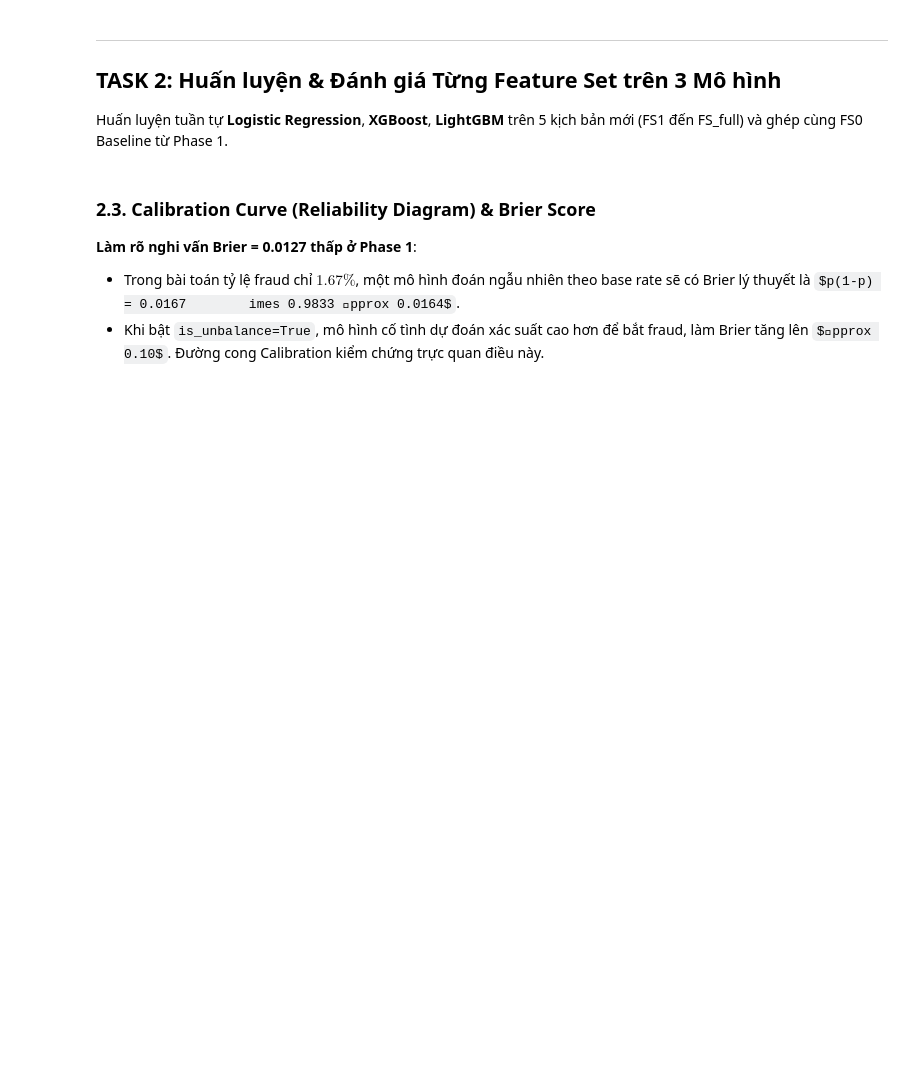
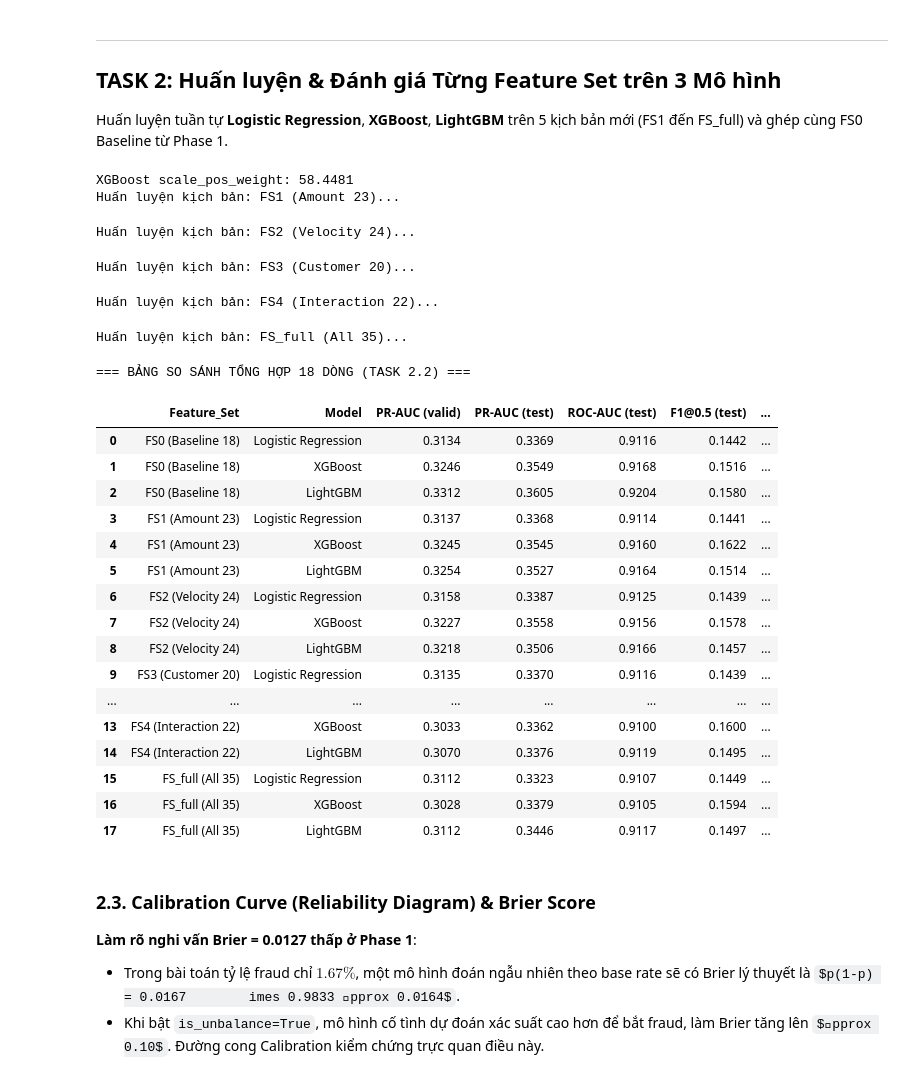
Before and after one commit to nghthanhlong/FraudDetection, a Jupyter notebook: notebooks/05_feature_engineering_evaluation.ipynb, the cells around one changed output. Cells and saved outputs as stored; diff of their text form; code cells hidden in the pictures; some formulas as TeX source; blank space fills up the shorter version.

```diff
--- a/notebooks/05_feature_engineering_evaluation.ipynb
+++ b/notebooks/05_feature_engineering_evaluation.ipynb
@@ -120,0 +57,17 @@ print(f"\nXác nhận Numeric Sanity: NaN = {n_nan}, Inf/-Inf = {n_inf}")
+# %%
+df_raw = pd.read_csv(DATA_DIR / "train.csv")
+
+df_all = add_features(df_raw.drop(columns=["is_fraud"]))
+df_all["is_fraud"] = df_raw["is_fraud"].astype(int)
+df_all["id"] = df_raw["id"]
+
+# 1. Gán Stratified 5-Fold cho toàn bộ tập dữ liệu đã có feature
+df_all = create_stratified_kfold(df_all, target_col="is_fraud", n_splits=5, shuffle=True, random_state=42, fold_col="fold")
+print("=== PHÂN PHỐI STRATIFIED 5-FOLD (ENGINEERED DATA) ===")
+display(summarize_kfold_splits(df_all, target_col="is_fraud", fold_col="fold"))
+
+# 2. Time-based split benchmark
+splits = time_based_split(df_all, id_col="id", train_ratio=0.70, valid_ratio=0.15, buffer_size=0)
+train_df, valid_df, test_df = splits["train"], splits["valid"], splits["test_holdout"]
+y_train, y_valid, y_test = train_df["is_fraud"].values, valid_df["is_fraud"].values, test_df["is_fraud"].values
+print(f"\nTrain: {train_df.shape[0]:,} | Valid: {valid_df.shape[0]:,} | Test Holdout: {test_df.shape[0]:,}")
@@ -160,6 +122,32 @@ baseline_phase1 = {
         "f1": 0.1580, "recall_p5": 0.2910, "recall_p8": 0.0920, "brier": 0.0127
     }
 }
+
+raw_cols = RAW_CATEGORICAL_COLUMNS + RAW_NUMERIC_COLUMNS
+amount_cols = [
+    "amount_log1p", "amount_fraction", "amount_is_integer",
+    "amount_rounded_5", "amount_rounded_10"
+]
+velocity_cols = [
+    "hours_since_last_txn_log1p", "txn_count_last_24h_log1p",
+    "txn_intensity_per_hour", "txn_intensity_per_day",
+    "is_recent_txn", "is_high_velocity"
+]
+customer_cols = [
+    "balance_amount_ratio", "prior_disputes_per_card_age"
+]
+
+FEATURE_SETS = {
+    "FS0 (Baseline 18)": raw_cols,
+    "FS1 (Amount 23)": raw_cols + amount_cols,
+    "FS2 (Velocity 24)": raw_cols + velocity_cols,
+    "FS3 (Customer 20)": raw_cols + customer_cols,
+    "FS4 (Interaction 22)": raw_cols + INTERACTION_COLUMNS,
+    "FS_full (All 35)": raw_cols + ENGINEERED_NUMERIC_COLUMNS + INTERACTION_COLUMNS,
+}
+
+scale_pos_weight = (y_train == 0).sum() / (y_train == 1).sum()
+print(f"XGBoost scale_pos_weight: {scale_pos_weight:.4f}")
 
 all_results = []
 for m_name, bm in baseline_phase1.items():
@@ -233,34 +221,59 @@ for fs_name, cols in FEATURE_SETS.items():
         "Feature_Set": fs_name, "Model": "XGBoost",
         "PR-AUC (valid)": round(m_xgb_val["PR-AUC"], 4), "PR-AUC (test)": round(m_xgb_te["PR-AUC"], 4),
         "ROC-AUC (test)": round(m_xgb_te["ROC-AUC"], 4), "F1@0.5 (test)": round(m_xgb_te["F1@0.5"], 4),
         "Recall@P=0.5 (test)": round(m_xgb_te["Recall@P=0.5"], 4), "Recall@P=0.8 (test)": round(m_xgb_te["Recall@P=0.8"], 4),
         "Brier (test)": round(m_xgb_te["Brier"], 4)
     })
 
     # 3. LightGBM
     model_lgb = lgb.LGBMClassifier(
-        n_estimators=1000, learning_rate=0.05, is_unbalance=True,
+        n_estimators=2000, learning_rate=0.05, is_unbalance=True,
         random_state=42, n_jobs=4, verbose=-1
     )
     callbacks = [lgb.early_stopping(stopping_rounds=50, first_metric_only=True, verbose=False)]
     model_lgb.fit(X_tr_tree, y_train, eval_set=[(X_va_tree, y_valid)], eval_metric="auc", callbacks=callbacks)
     te_p_lgb = model_lgb.predict_proba(X_te_tree)[:, 1]
     m_lgb_val = evaluate_metrics(y_valid, model_lgb.predict_proba(X_va_tree)[:, 1])
     m_lgb_te = evaluate_metrics(y_test, te_p_lgb)
     all_results.append({
         "Feature_Set": fs_name, "Model": "LightGBM",
         "PR-AUC (valid)": round(m_lgb_val["PR-AUC"], 4), "PR-AUC (test)": round(m_lgb_te["PR-AUC"], 4),
         "ROC-AUC (test)": round(m_lgb_te["ROC-AUC"], 4), "F1@0.5 (test)": round(m_lgb_te["F1@0.5"], 4),
         "Recall@P=0.5 (test)": round(m_lgb_te["Recall@P=0.5"], 4), "Recall@P=0.8 (test)": round(m_lgb_te["Recall@P=0.8"], 4),
         "Brier (test)": round(m_lgb_te["Brier"], 4)
     })
     lgb_test_probs[fs_name] = te_p_lgb
     if fs_name == "FS_full (All 35)":
         lgb_full_model = model_lgb
 
 df_all_results = pd.DataFrame(all_results)
 print("\n=== BẢNG SO SÁNH TỔNG HỢP 18 DÒNG (TASK 2.2) ===")
 display(df_all_results)
+# %% [output]
+XGBoost scale_pos_weight: 58.4481
+Huấn luyện kịch bản: FS1 (Amount 23)...
+Huấn luyện kịch bản: FS2 (Velocity 24)...
+Huấn luyện kịch bản: FS3 (Customer 20)...
+Huấn luyện kịch bản: FS4 (Interaction 22)...
+Huấn luyện kịch bản: FS_full (All 35)...
+=== BẢNG SO SÁNH TỔNG HỢP 18 DÒNG (TASK 2.2) ===
+|  | Feature_Set | Model | PR-AUC (valid) | PR-AUC (test) | ROC-AUC (test) | F1@0.5 (test) | ... |
+| 0 | FS0 (Baseline 18) | Logistic Regression | 0.3134 | 0.3369 | 0.9116 | 0.1442 | ... |
+| 1 | FS0 (Baseline 18) | XGBoost | 0.3246 | 0.3549 | 0.9168 | 0.1516 | ... |
+| 2 | FS0 (Baseline 18) | LightGBM | 0.3312 | 0.3605 | 0.9204 | 0.1580 | ... |
+| 3 | FS1 (Amount 23) | Logistic Regression | 0.3137 | 0.3368 | 0.9114 | 0.1441 | ... |
+| 4 | FS1 (Amount 23) | XGBoost | 0.3245 | 0.3545 | 0.9160 | 0.1622 | ... |
+| 5 | FS1 (Amount 23) | LightGBM | 0.3254 | 0.3527 | 0.9164 | 0.1514 | ... |
+| 6 | FS2 (Velocity 24) | Logistic Regression | 0.3158 | 0.3387 | 0.9125 | 0.1439 | ... |
+| 7 | FS2 (Velocity 24) | XGBoost | 0.3227 | 0.3558 | 0.9156 | 0.1578 | ... |
+| 8 | FS2 (Velocity 24) | LightGBM | 0.3218 | 0.3506 | 0.9166 | 0.1457 | ... |
+| 9 | FS3 (Customer 20) | Logistic Regression | 0.3135 | 0.3370 | 0.9116 | 0.1439 | ... |
+| ... | ... | ... | ... | ... | ... | ... | ... |
+| 13 | FS4 (Interaction 22) | XGBoost | 0.3033 | 0.3362 | 0.9100 | 0.1600 | ... |
+| 14 | FS4 (Interaction 22) | LightGBM | 0.3070 | 0.3376 | 0.9119 | 0.1495 | ... |
+| 15 | FS_full (All 35) | Logistic Regression | 0.3112 | 0.3323 | 0.9107 | 0.1449 | ... |
+| 16 | FS_full (All 35) | XGBoost | 0.3028 | 0.3379 | 0.9105 | 0.1594 | ... |
+| 17 | FS_full (All 35) | LightGBM | 0.3112 | 0.3446 | 0.9117 | 0.1497 | ... |
 # %% [markdown]
 ### 2.3. Calibration Curve (Reliability Diagram) & Brier Score
 **Làm rõ nghi vấn Brier = 0.0127 thấp ở Phase 1**:
```
Also changed, not shown: parts of 10 cells of this notebook, 19 other files.
